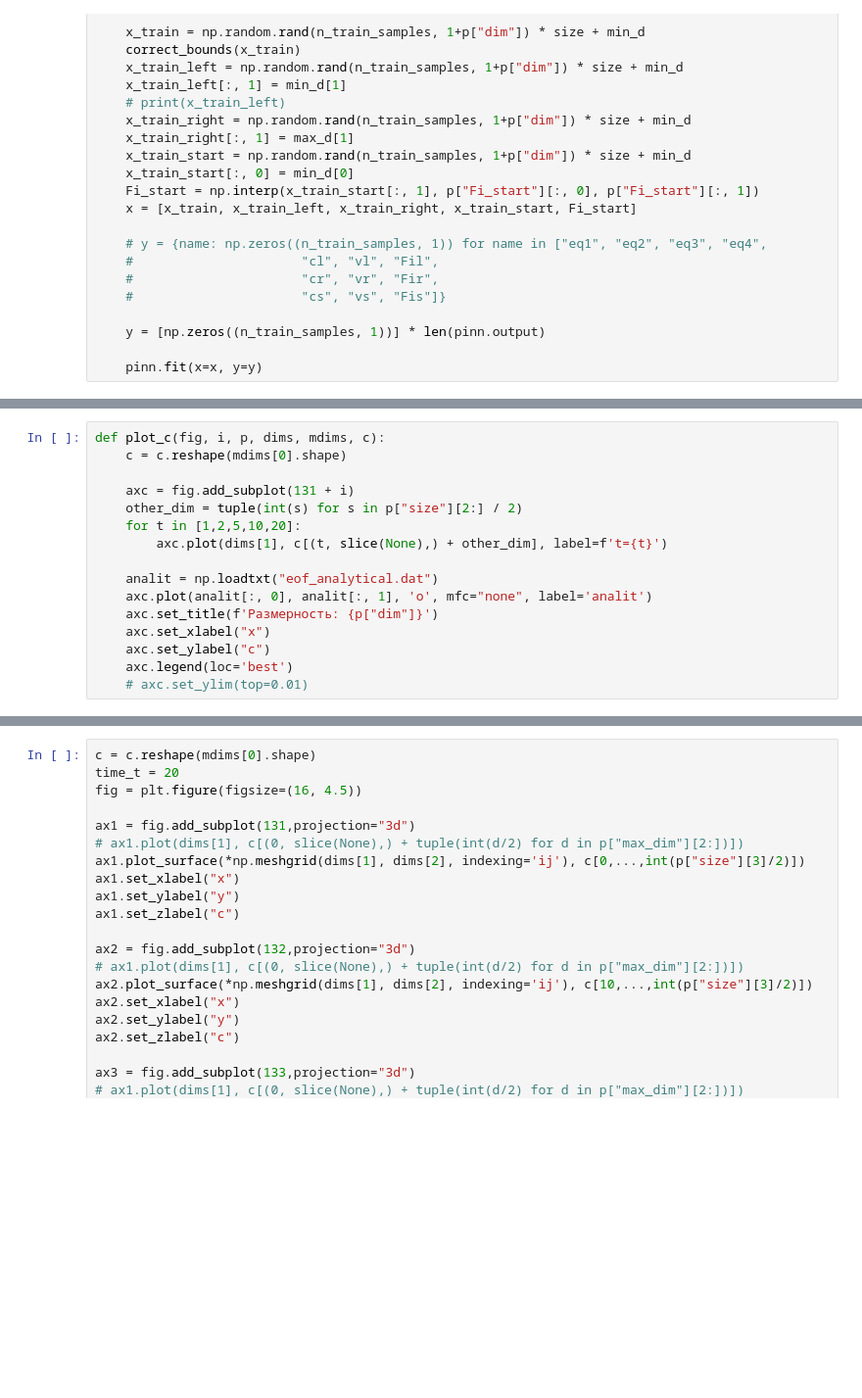
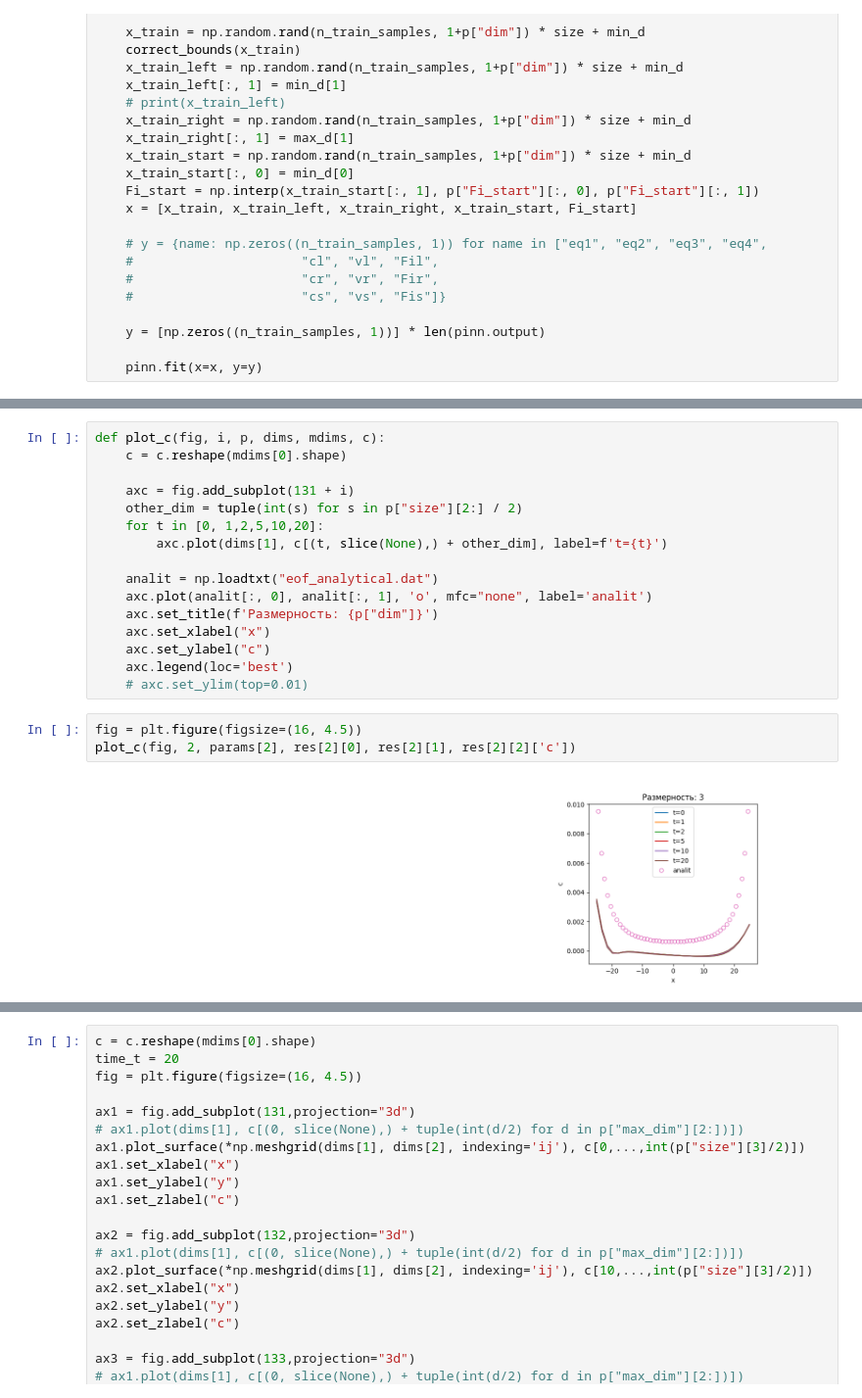
Before and after one commit to kustkust/my_pinn, a Jupyter notebook: main.ipynb, the cells around one changed output, grey strips where cells are left out. Shown at 98% size. Cells and saved outputs as stored; diff of their text form; blank space fills up the shorter version.

```diff
--- a/main.ipynb
+++ b/main.ipynb
@@ -161,7 +158,7 @@ def plot_c(fig, i, p, dims, mdims, c):
 
     axc = fig.add_subplot(131 + i)
     other_dim = tuple(int(s) for s in p["size"][2:] / 2)
-    for t in [1,2,5,10,20]:
+    for t in [0, 1,2,5,10,20]:
         axc.plot(dims[1], c[(t, slice(None),) + other_dim], label=f't={t}')
 
     analit = np.loadtxt("eof_analytical.dat")
@@ -171,6 +168,11 @@ def plot_c(fig, i, p, dims, mdims, c):
     axc.set_ylabel("c")
     axc.legend(loc='best')
     # axc.set_ylim(top=0.01)
+# %%
+fig = plt.figure(figsize=(16, 4.5))
+plot_c(fig, 2, params[2], res[2][0], res[2][1], res[2][2]['c'])
+# %% [output]
+[figure, added]
 # %%
 fig = plt.figure(figsize=(16, 4.5))
 for i, (r, p) in enumerate(zip(res, params)):
```
Also changed, not shown: parts of 7 cells of this notebook, 13 other files.
